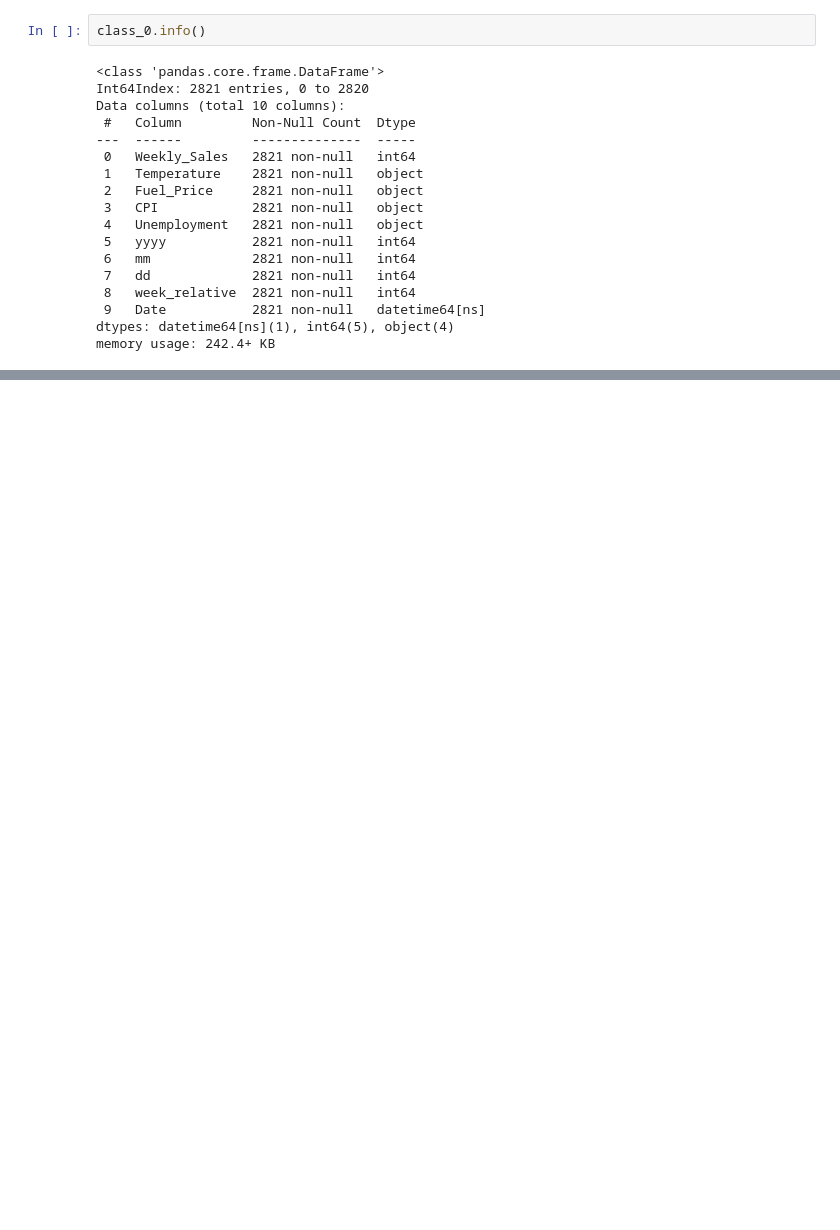
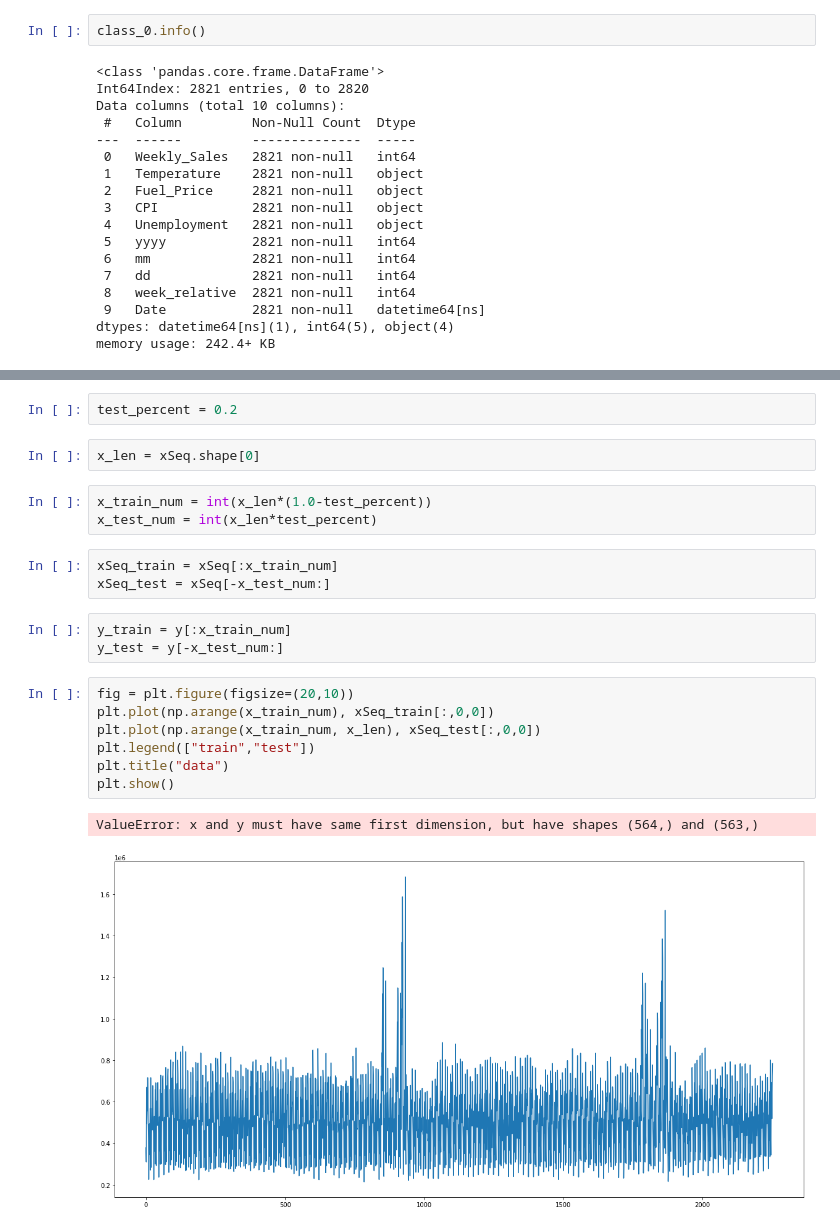
Before and after one commit to infoshareacademy/jdszr6-World-data-analysis, a Jupyter notebook: Projekt_DL/Walmart_prediction3.ipynb, the cells around one changed output, grey strips where cells are left out. Saved outputs shown, nothing was run; the diff lists cells and outputs as text; blank space fills up the shorter version.

```diff
--- a/Projekt_DL/Walmart_prediction3.ipynb
+++ b/Projekt_DL/Walmart_prediction3.ipynb
@@ -135,0 +154,23 @@ NameError: name 'ConvertDataToSequence' is not defined
+# %%
+test_percent = 0.2
+# %%
+x_len = xSeq.shape[0]
+# %%
+x_train_num = int(x_len*(1.0-test_percent))
+x_test_num = int(x_len*test_percent)
+# %%
+xSeq_train = xSeq[:x_train_num]
+xSeq_test = xSeq[-x_test_num:]
+# %%
+y_train = y[:x_train_num]
+y_test = y[-x_test_num:]
+# %%
+fig = plt.figure(figsize=(20,10))
+plt.plot(np.arange(x_train_num), xSeq_train[:,0,0])
+plt.plot(np.arange(x_train_num, x_len), xSeq_test[:,0,0])
+plt.legend(["train","test"])
+plt.title("data")
+plt.show()
+# %% [output]
+ValueError: x and y must have same first dimension, but have shapes (564,) and (563,)
+[figure, added]
```
Also changed, not shown: parts of 20 cells of this notebook, 2 other files.
